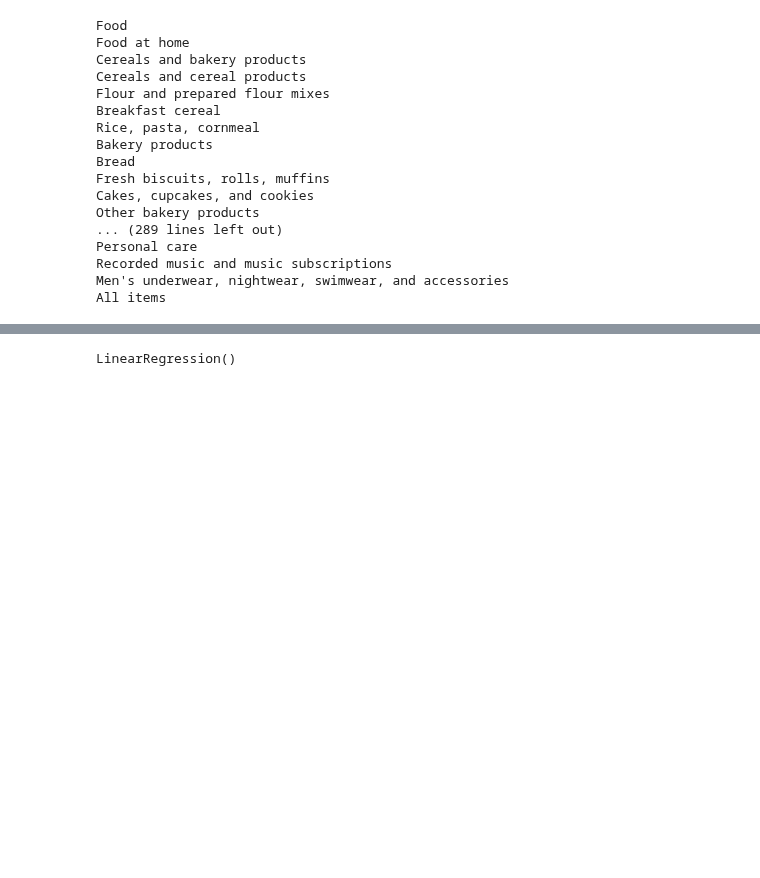
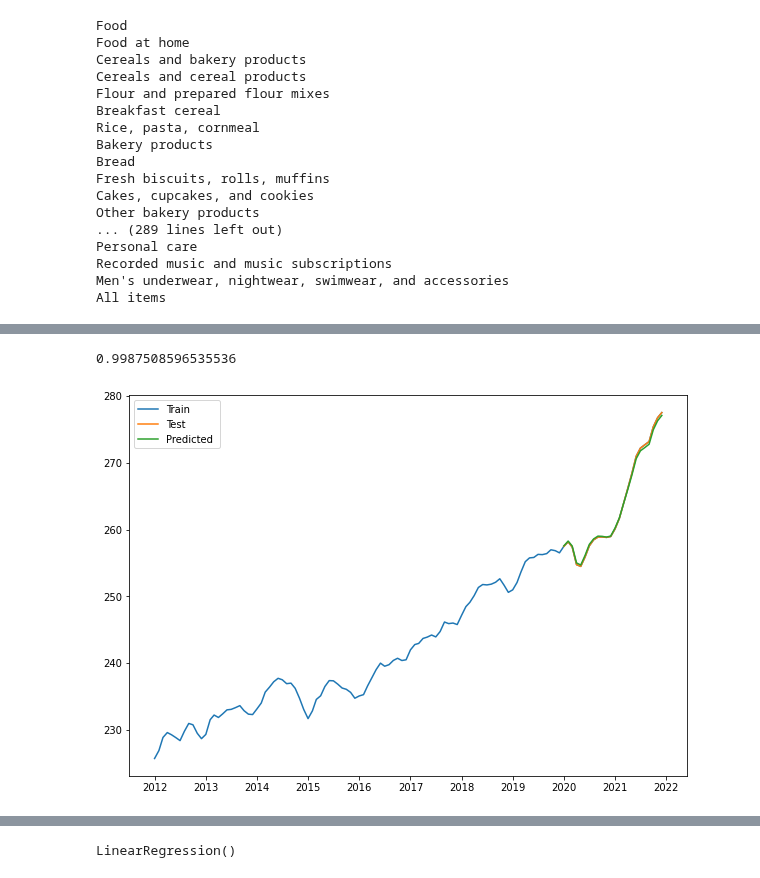
Before and after one commit to victor-thai/cpi_modeling, a Jupyter notebook: cpi_models/linear_regression_model.ipynb, the cells around one changed output, grey strips where cells are left out. Saved outputs shown, nothing was run; the diff lists cells and outputs as text; code cells hidden in the pictures; blank space fills up the shorter version.

Commit message:
regression model analysis and varima

```diff
--- a/cpi_models/linear_regression_model.ipynb
+++ b/cpi_models/linear_regression_model.ipynb
@@ -92,0 +110,4 @@ x_train, x_test, y_train, y_test = train_test_split(x, y, test_size = 0.2, rando
+# %%
+# linear regression object
+lr = LinearRegression()
+lr.fit(x_train,y_train)
@@ -92,0 +116,2 @@ x_train, x_test, y_train, y_test = train_test_split(x, y, test_size = 0.2, rando
+# %%
+y_predict = lr.predict(x_test)
@@ -92,0 +131,3 @@ x_train, x_test, y_train, y_test = train_test_split(x, y, test_size = 0.2, rando
+# %%
+predict_date = pd.date_range(y_test.index[0], y_test.index[-1], freq = '1MS')
+predict_date
@@ -92,0 +142,3 @@ x_train, x_test, y_train, y_test = train_test_split(x, y, test_size = 0.2, rando
+# %%
+predictions = pd.Series(y_predict, index = predict_date)
+predictions
@@ -92,0 +163,14 @@ x_train, x_test, y_train, y_test = train_test_split(x, y, test_size = 0.2, rando
+# %%
+r2_score = lr.score(x_test,y_test)
+r2_score
+# %% [output]
+0.9987508596535536
+# %%
+plt.rcParams["figure.figsize"] = [10,7]
+plt.plot(df['All items less food'], label='Train ')
+plt.plot(y_test, label='Test ')
+plt.plot(predictions, label='Predicted ')
+plt.legend(loc='best')
+plt.show()
+# %% [output]
+[figure, added]
```
Also changed, not shown: parts of 16 cells of this notebook.
